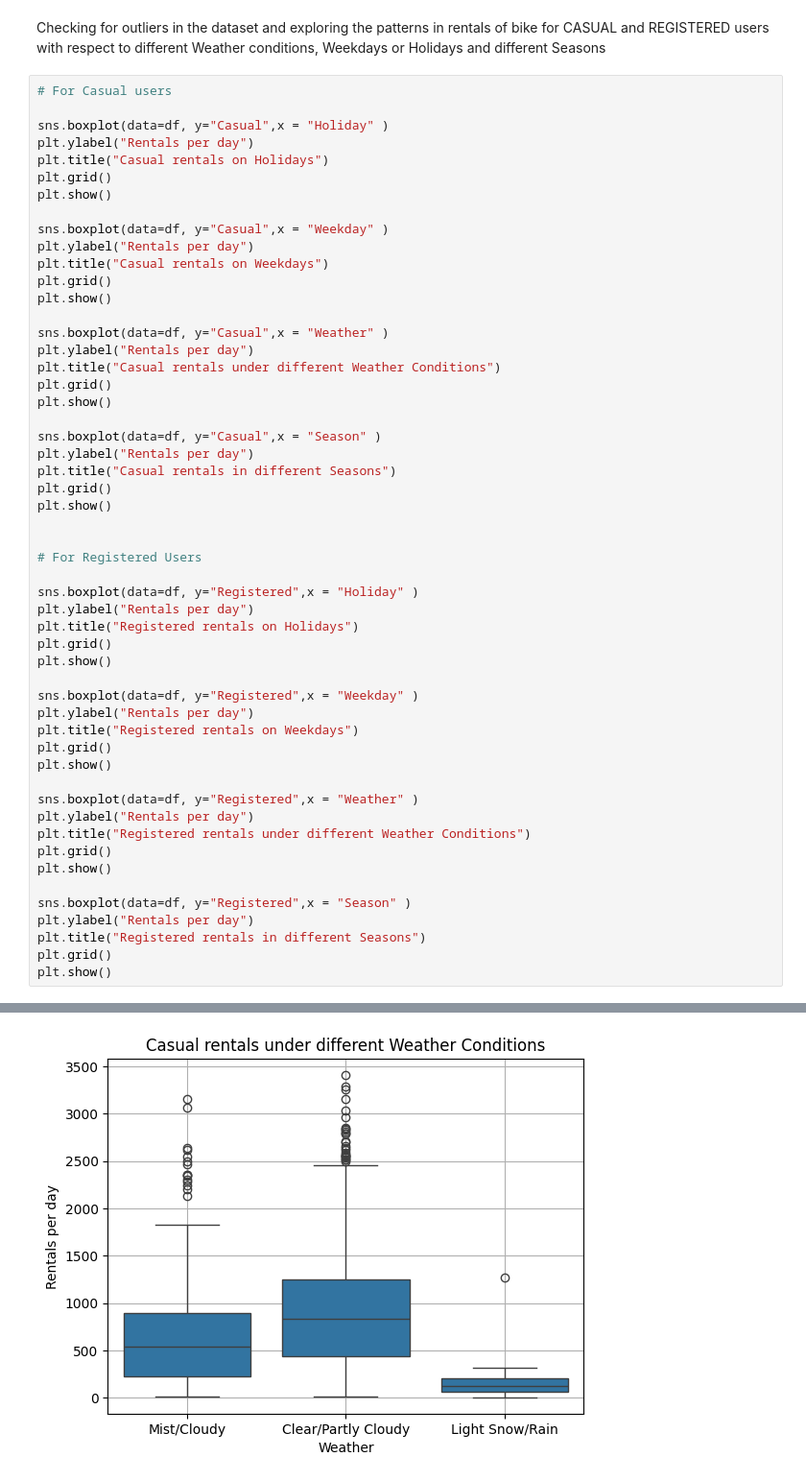
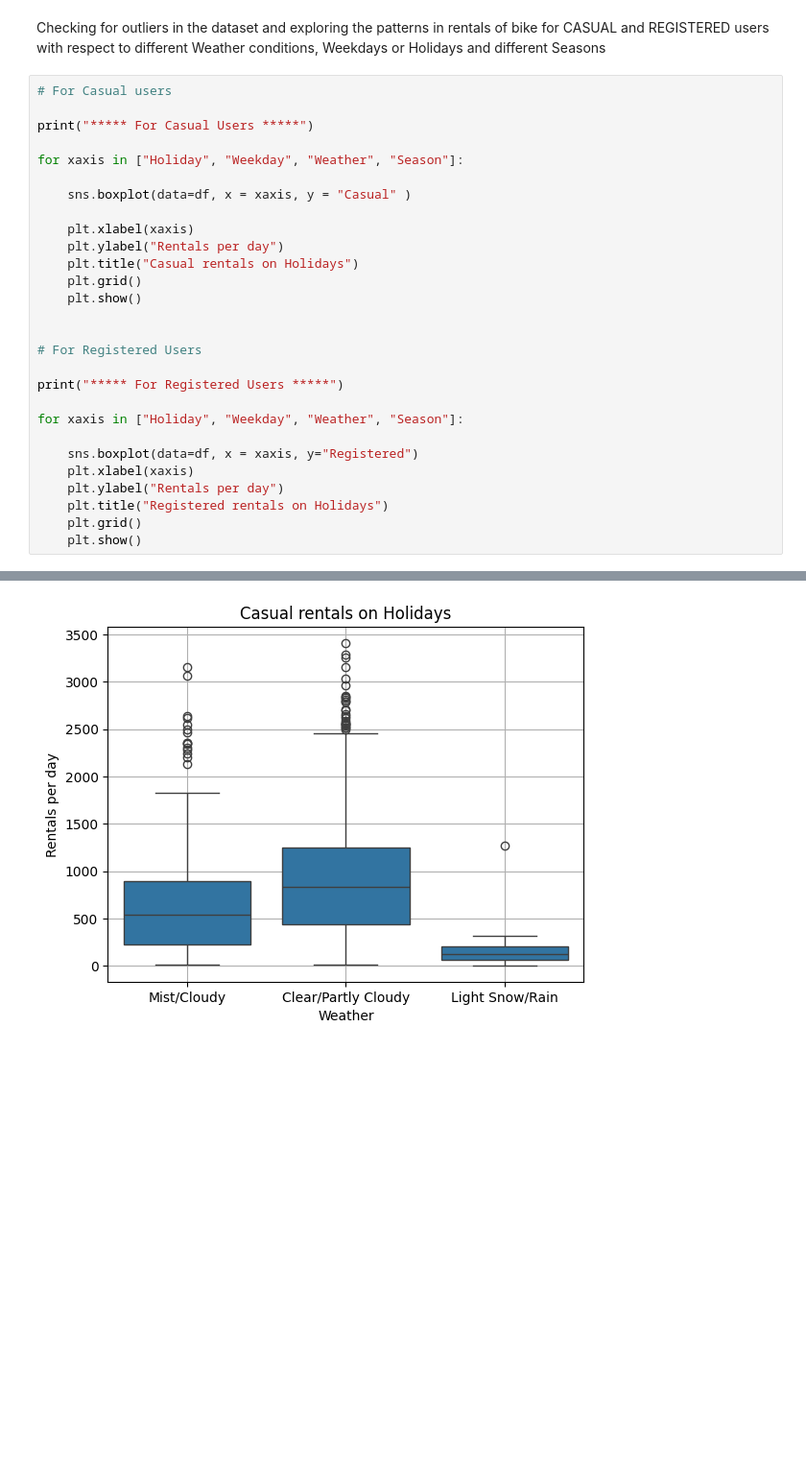
Before and after one commit to anik8C/EDA-of-Bike-Sharing-in-DC, a Jupyter notebook: EDA.ipynb, the cells around one changed output, grey strips where cells are left out. Shown: that part at 96% size. Drawn from its saved outputs; the diff is of its cells as text; blank space fills up the shorter version.

```diff
--- a/EDA.ipynb
+++ b/EDA.ipynb
@@ -63,54 +37,29 @@ Checking for outliers in the dataset and exploring the patterns in rentals of bi
 # %%
 # For Casual users
 
-sns.boxplot(data=df, y="Casual",x = "Holiday" )
-plt.ylabel("Rentals per day")
-plt.title("Casual rentals on Holidays")
-plt.grid()
-plt.show()
+print("***** For Casual Users *****")
 
-sns.boxplot(data=df, y="Casual",x = "Weekday" )
-plt.ylabel("Rentals per day")
-plt.title("Casual rentals on Weekdays")
-plt.grid()
-plt.show()
+for xaxis in ["Holiday", "Weekday", "Weather", "Season"]:
 
-sns.boxplot(data=df, y="Casual",x = "Weather" )
-plt.ylabel("Rentals per day")
-plt.title("Casual rentals under different Weather Conditions")
-plt.grid()
-plt.show()
+    sns.boxplot(data=df, x = xaxis, y = "Casual" )
 
-sns.boxplot(data=df, y="Casual",x = "Season" )
-plt.ylabel("Rentals per day")
-plt.title("Casual rentals in different Seasons")
-plt.grid()
-plt.show()
+    plt.xlabel(xaxis)
+    plt.ylabel("Rentals per day")
+    plt.title("Casual rentals on Holidays")
+    plt.grid()
+    plt.show()
 
 
 # For Registered Users
 
-sns.boxplot(data=df, y="Registered",x = "Holiday" )
-plt.ylabel("Rentals per day")
-plt.title("Registered rentals on Holidays")
-plt.grid()
-plt.show()
+print("***** For Registered Users *****")
 
-sns.boxplot(data=df, y="Registered",x = "Weekday" )
-plt.ylabel("Rentals per day")
-plt.title("Registered rentals on Weekdays")
-plt.grid()
-plt.show()
+for xaxis in ["Holiday", "Weekday", "Weather", "Season"]:
 
-sns.boxplot(data=df, y="Registered",x = "Weather" )
-plt.ylabel("Rentals per day")
-plt.title("Registered rentals under different Weather Conditions")
-plt.grid()
-plt.show()
-
-sns.boxplot(data=df, y="Registered",x = "Season" )
-plt.ylabel("Rentals per day")
-plt.title("Registered rentals in different Seasons")
-plt.grid()
-plt.show()
+    sns.boxplot(data=df, x = xaxis, y="Registered")
+    plt.xlabel(xaxis)
+    plt.ylabel("Rentals per day")
+    plt.title("Registered rentals on Holidays")
+    plt.grid()
+    plt.show()
 # %% [output]
@@ -119 +69 @@ plt.show()
-[figure, old version]
+[figure, new version]
```
Also changed, not shown: parts of 5 cells of this notebook.
